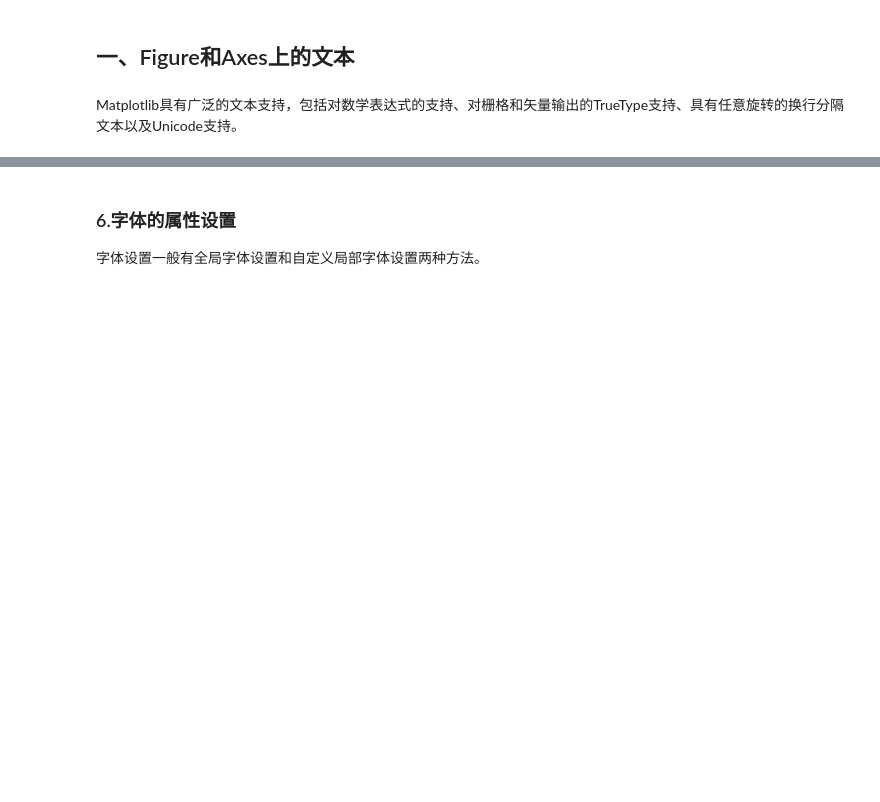
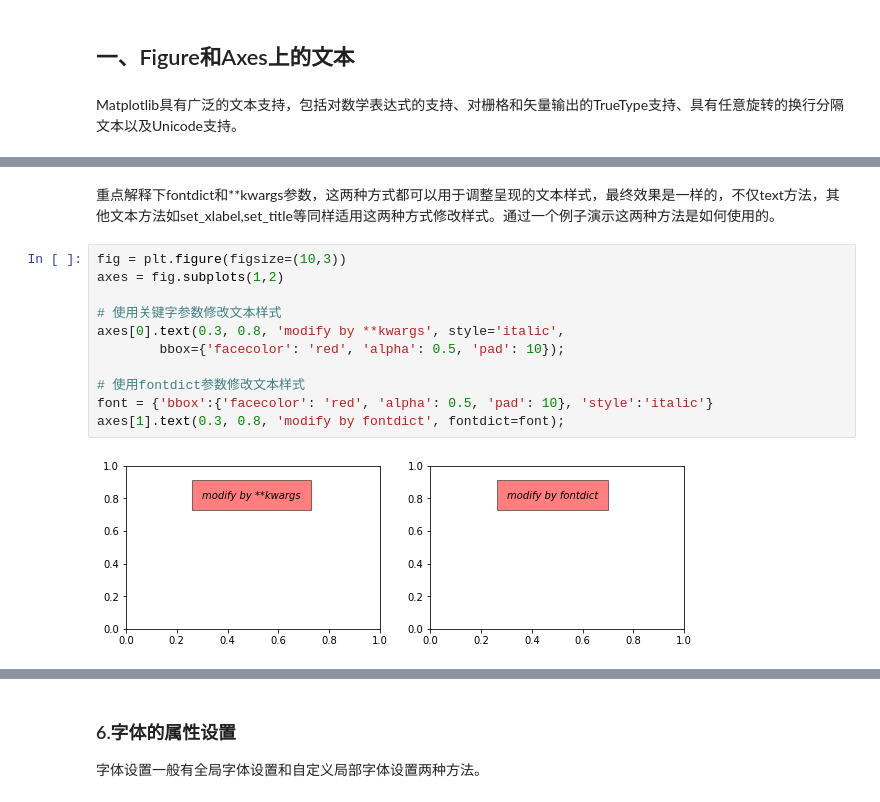
Before and after one commit to datawhalechina/fantastic-matplotlib, a Jupyter notebook: 第四回：文字图例尽眉目.ipynb, the cells around one changed output, grey strips where cells are left out. Saved outputs shown, nothing was run; the diff lists cells and outputs as text; blank space fills up the shorter version.

```diff
--- a/第四回：文字图例尽眉目.ipynb
+++ b/第四回：文字图例尽眉目.ipynb
@@ -175,0 +63,15 @@ plt.show()
+# %% [markdown]
+重点解释下fontdict和\*\*kwargs参数，这两种方式都可以用于调整呈现的文本样式，最终效果是一样的，不仅text方法，其他文本方法如set_xlabel,set_title等同样适用这两种方式修改样式。通过一个例子演示这两种方法是如何使用的。
+# %%
+fig = plt.figure(figsize=(10,3))
+axes = fig.subplots(1,2)
+
+# 使用关键字参数修改文本样式
+axes[0].text(0.3, 0.8, 'modify by **kwargs', style='italic',
+        bbox={'facecolor': 'red', 'alpha': 0.5, 'pad': 10});
+
+# 使用fontdict参数修改文本样式
+font = {'bbox':{'facecolor': 'red', 'alpha': 0.5, 'pad': 10}, 'style':'italic'}
+axes[1].text(0.3, 0.8, 'modify by fontdict', fontdict=font);
+# %% [output]
+[figure, added]
```
Also changed, not shown: parts of 38 cells of this notebook.
